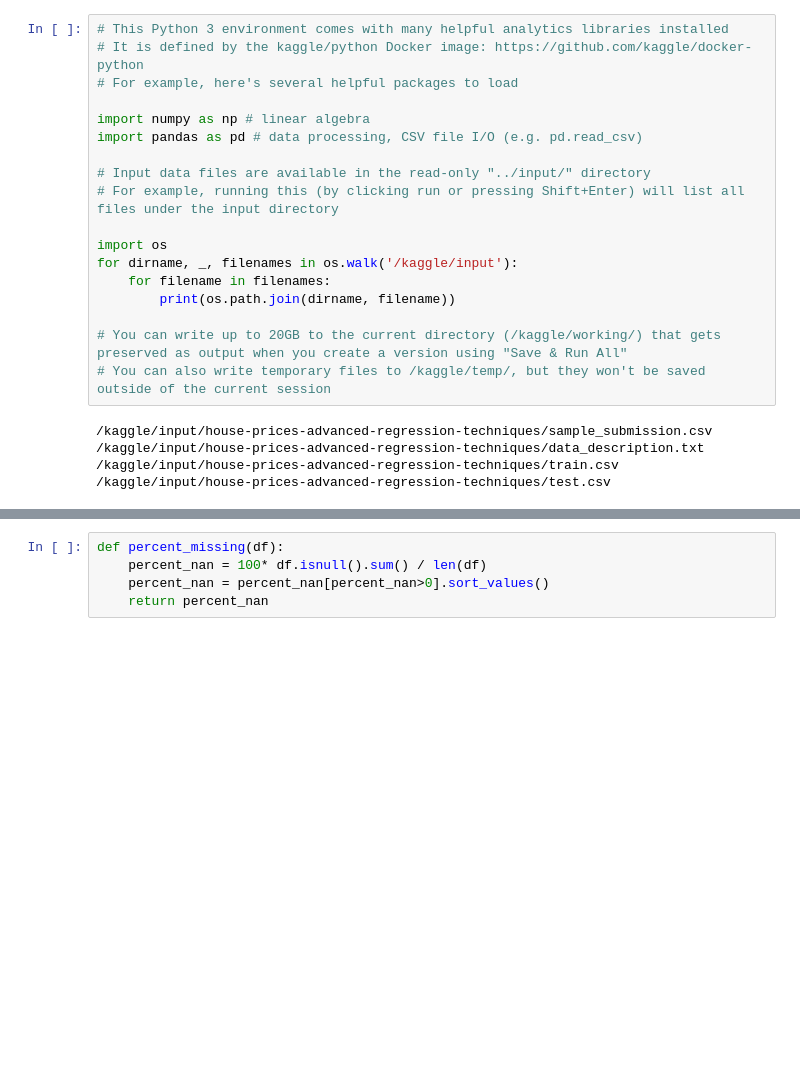
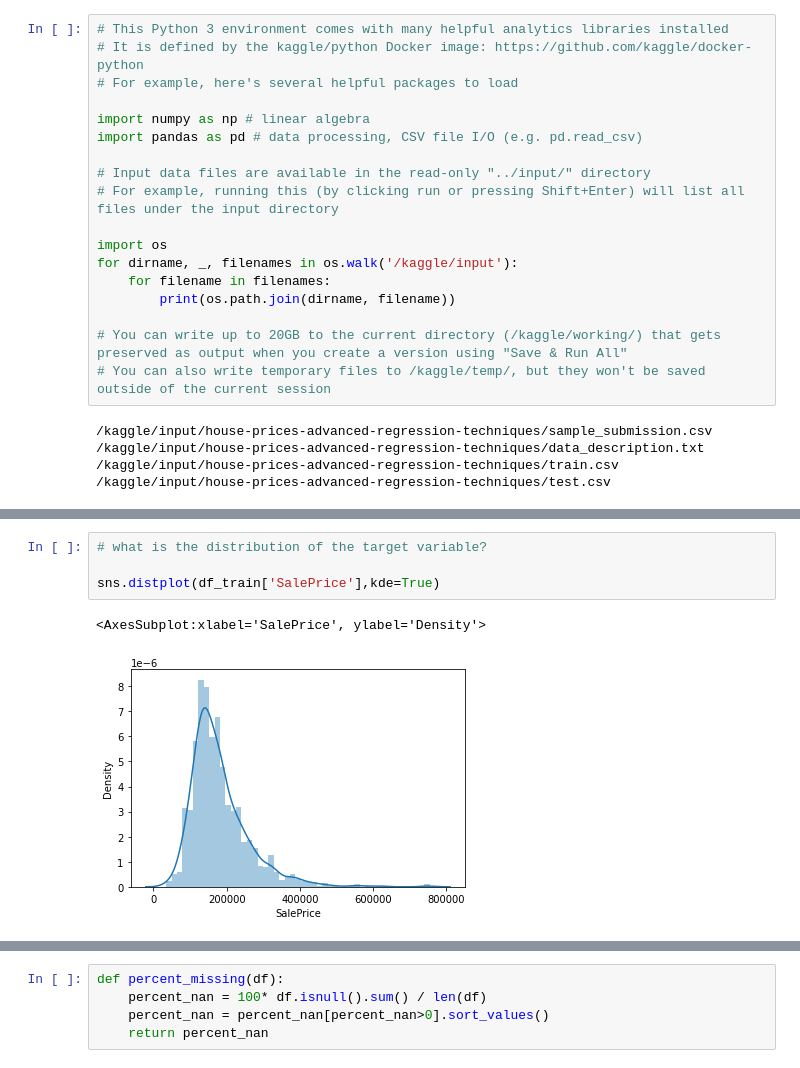
Before and after one commit to georgybusov/Regression-Project, a Jupyter notebook: housing-prices-competition.ipynb, the cells around one changed output, grey strips where cells are left out. Saved outputs shown, nothing was run; the diff lists cells and outputs as text; blank space fills up the shorter version.

```diff
--- a/housing-prices-competition.ipynb
+++ b/housing-prices-competition.ipynb
@@ -44,0 +56,7 @@ df.head()
+# %%
+# what is the distribution of the target variable?
+
+sns.distplot(df_train['SalePrice'],kde=True)
+# %% [output]
+<AxesSubplot:xlabel='SalePrice', ylabel='Density'>
+[figure, added]
```
Also changed, not shown: parts of 73 cells of this notebook.
